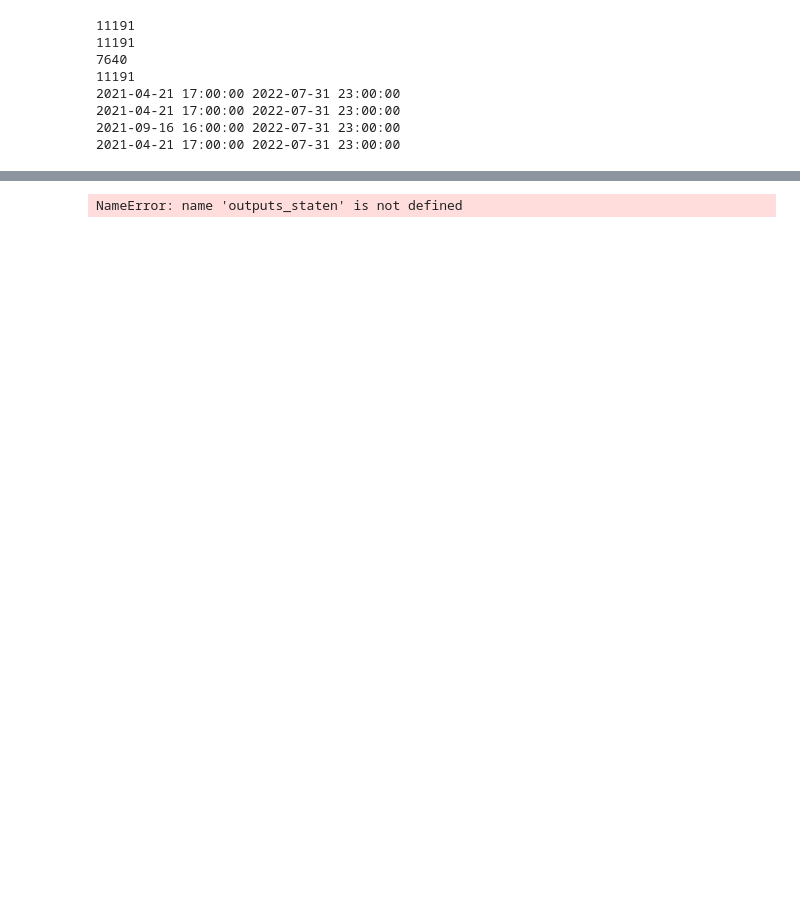
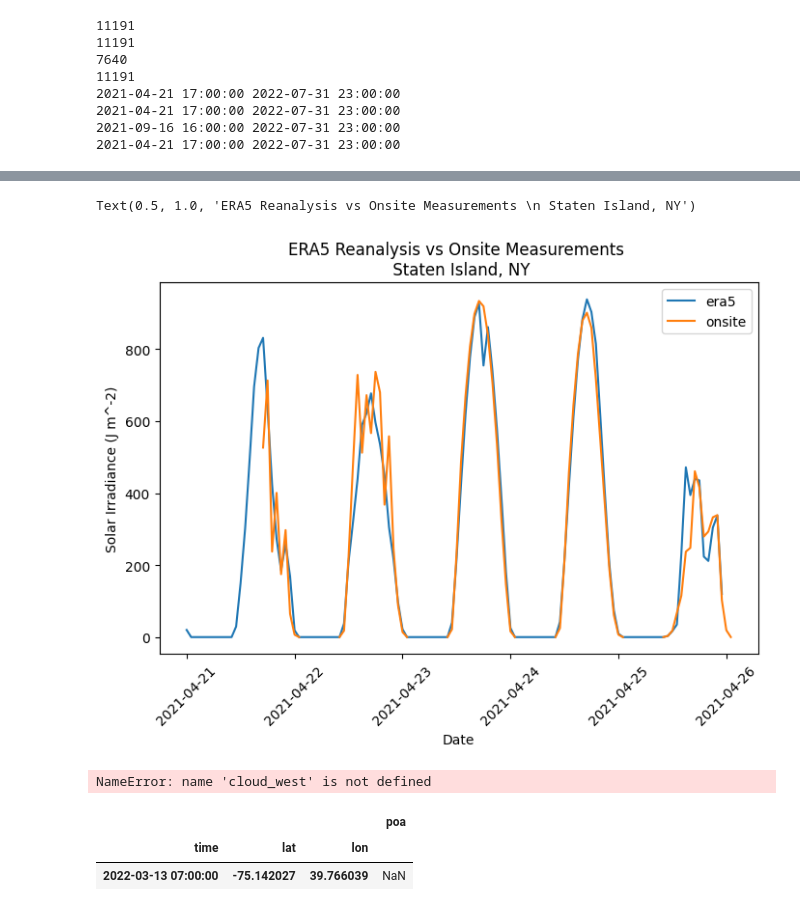
Before and after one commit to zakialattar/superERA5, a Jupyter notebook: data_processing.ipynb, the cells around one changed output, grey strips where cells are left out. Cells and saved outputs as stored; diff of their text form; code cells hidden in the pictures; blank space fills up the shorter version.

```diff
--- a/data_processing.ipynb
+++ b/data_processing.ipynb
@@ -112,38 +127,36 @@ print(input_mantua_pt.ssrd.attrs)
 # %%
 #Prepare output data in the form of localized physical weather stations on 4 sites
 #Convert from .csv to .nc
-train_path = "data/train/"
+downloads_path = "data/downloads/"
 
-df_mantua = pd.read_csv(train_path+"mantua.csv").drop("Unnamed: 0",axis=1)
+df_mantua = pd.read_csv(downloads_path+"mantua.csv").drop("Unnamed: 0",axis=1)
 df_mantua.date = pd.to_datetime(df_mantua.date)+ dt.timedelta(hours=5)
 df_mantua = df_mantua[(df_mantua.date < dt.datetime(day=1,month=8,year=2022))&(df_mantua.date >= dt.datetime(day=21,month=4,year=2021,hour=17))]
-df_mantua = df_mantua.rename(columns={"date":"time"}).set_index("time").resample('1H').mean()
+df_mantua = df_mantua.rename(columns={"date":"time"}).set_index("time").resample('1H').mean().ffill()
 
-df_west = pd.read_csv(train_path+"west.csv").drop("Unnamed: 0",axis=1)
+df_west = pd.read_csv(downloads_path+"west.csv").drop("Unnamed: 0",axis=1)
 df_west.date = pd.to_datetime(df_west.date) + dt.timedelta(hours=5)
 df_west = df_west[df_west.date < dt.datetime(day=1,month=8,year=2022)]
-df_west = df_west.rename(columns={"date":"time"}).set_index("time").resample('1H').mean()
+df_west = df_west.rename(columns={"date":"time"}).set_index("time").resample('1H').mean().ffill()
 
-df_water = pd.read_csv(train_path+"waterford.csv").drop("Unnamed: 0",axis=1)
+df_water = pd.read_csv(downloads_path+"waterford.csv").drop("Unnamed: 0",axis=1)
 df_water.date = pd.to_datetime(df_water.date) + dt.timedelta(hours=5)
 df_water = df_water[(df_water.date < dt.datetime(day=1,month=8,year=2022))]
-df_water = df_water.rename(columns={"date":"time"}).set_index("time").resample('1H').mean()
+df_water = df_water.rename(columns={"date":"time"}).set_index("time").resample('1H').mean().ffill()
 
-df_staten = pd.read_csv("Data/downloads/staten.csv").rename(columns={"Site Time":"time","Weather Station (POA w/ Mod) Watt hours/meter²":"poa"})[["time","poa"]]
+df_staten = pd.read_csv(downloads_path+"staten.csv").rename(columns={"Site Time":"time","Weather Station (POA w/ Mod) Watt hours/meter²":"poa"})[["time","poa"]]
 df_staten.time = pd.to_datetime(df_staten.time) + dt.timedelta(hours=5)
 df_staten = df_staten[(df_staten.time < dt.datetime(day=1,month=8,year=2022))&(df_staten.time >= dt.datetime(day=21,month=4,year=2021,hour=17))]
-df_staten = df_staten.set_index("time").resample('1H').mean()
+df_staten = df_staten.set_index("time").resample('1H').mean().ffill()
 
-outputs_mantua = xr.Dataset.from_dataframe(df_mantua[["planeOfArrayIrradiance"]].rename(columns={"planeOfArrayIrradiance":"poa"})).assign_coords(coords={"lat": df_sites.lon[0],"lon":df_sites.lat[0]}).expand_dims(['lat','lon'])
-outputs_west = xr.Dataset.from_dataframe(df_west).assign_coords(coords={"lat": df_sites.lon[1],"lon":df_sites.lat[1]}).expand_dims(['lat','lon'])
-outputs_water = xr.Dataset.from_dataframe(df_water[["planeOfArrayIrradiance"]].rename(columns={"planeOfArrayIrradiance":"poa"})).assign_coords(coords={"lat": df_sites.lon[2],"lon":df_sites.lat[2]}).expand_dims(['lat','lon'])
-outputs_staten = xr.Dataset.from_dataframe(df_staten).assign_coords(coords={"lat": df_sites.lon[3],"lon":df_sites.lat[3]}).expand_dims(['lat','lon'])
+outputs_mantua = xr.Dataset.from_dataframe(df_mantua[["planeOfArrayIrradiance"]].rename(columns={"planeOfArrayIrradiance":"poa"})).assign_coords(coords={"lat": df_sites.lon[0],"lon":df_sites.lat[0]}).expand_dims(['lat','lon'])[["time", "lat", "lon","poa"]].fillna(0)
+outputs_west = xr.Dataset.from_dataframe(df_west[["directIrradiance"]].rename(columns={"directIrradiance":"poa"})).assign_coords(coords={"lat": df_sites.lon[1],"lon":df_sites.lat[1]}).expand_dims(['lat','lon'])[["time", "lat", "lon","poa"]]
+outputs_water = xr.Dataset.from_dataframe(df_water[["planeOfArrayIrradiance"]].rename(columns={"planeOfArrayIrradiance":"poa"})).assign_coords(coords={"lat": df_sites.lon[2],"lon":df_sites.lat[2]}).expand_dims(['lat','lon'])[["time", "lat", "lon","poa"]].fillna(0)
+outputs_staten = xr.Dataset.from_dataframe(df_staten).assign_coords(coords={"lat": df_sites.lon[3],"lon":df_sites.lat[3]}).expand_dims(['lat','lon'])[["time", "lat", "lon","poa"]].fillna(0)
 
-outputs_mantua.to_netcdf("data/train/outputs_mantua.nc")
 outputs_mantua.to_netcdf("data/train/outputs_mantua_pt.nc")
 outputs_staten.to_netcdf("data/train/outputs_staten_pt.nc")
-outputs_west.to_netcdf("data/test/outputs_west.nc")
-outputs_water.to_netcdf("data/test/outputs_water.nc")
+outputs_west.to_netcdf("data/train/outputs_west_pt.nc")
 outputs_water.to_netcdf("data/test/outputs_water_pt.nc")
 
 
@@ -242,17 +193,18 @@ Name: ssrd, Length: 240, dtype: float32
 # %%
 out_staten=outputs_staten.poa.to_dataframe().reset_index().set_index("time").poa
 df_staten = staten_pv.to_dataframe().reset_index().set_index("time")
 df_staten.t2m = (df_staten.t2m - 273.15) * 9/5 + 32
-plt.figure(figsize=(10,5))
-plt.plot(df_staten["ssrd"][110*24:120*24]/3600,label="era5")
-plt.plot(out_staten[:24*10],label="onsite")
+plt.figure(figsize=(8,5))
+plt.plot(df_staten["ssrd"][110*24:115*24]/3600,label="era5")
+plt.plot(out_staten[:11*10],label="onsite")
 plt.xticks(rotation=45)
 plt.legend()
 plt.ylabel("Solar Irradiance (J m^-2)")
 plt.xlabel("Date")
 plt.title("ERA5 Reanalysis vs Onsite Measurements \n Staten Island, NY")
 # %% [output]
-NameError: name 'outputs_staten' is not defined
+Text(0.5, 1.0, 'ERA5 Reanalysis vs Onsite Measurements \n Staten Island, NY')
+[figure, added]
 # %%
 ### Process downloaded ERA5 Data
 ##cloud data
@@ -298,3 +250,19 @@ input_water = xr.merge([input_water,cloud_water])
 #input_water.to_netcdf("data/test/inputs_water.nc")
 input_water_pt = input_water.sel(latitude=input_water.latitude == -74.882).sel(longitude=input_water.longitude == 39.7545)
 #input_water_pt.to_netcdf("data/test/inputs_water_pt.nc")
+# %%
+input_west = xr.open_dataset('data/downloads/inputs_west.nc')
+input_west = input_west.sel(time=(pd.to_datetime(input_west.time) >= dt.datetime(day=16,month=9,year=2021,hour=17))&(pd.to_datetime(input_west.time) < dt.datetime(day=1,month=8,year=2022)))
+input_west = xr.merge([input_west,cloud_west])
+#input_west.to_netcdf("data/train/inputs_west.nc")
+input_west_pt = input_west.sel(latitude=input_west.latitude == -73.525).sel(longitude=input_west.longitude == 41.1395)
+#input_west_pt.to_netcdf("data/train/inputs_west_pt.nc")
+# %% [output]
+NameError: name 'cloud_west' is not defined
+# %%
+a = xr.open_dataset("data/train/outputs_mantua_pt.nc").to_dataframe()
+a[a.poa.isnull()]
+# %% [output]
+|  |  |  | poa |
+| time | lat | lon |  |
+| 2022-03-13 07:00:00 | -75.142027 | 39.766039 | NaN |
```
Also changed, not shown: parts of 13 cells of this notebook, 26 other files.
